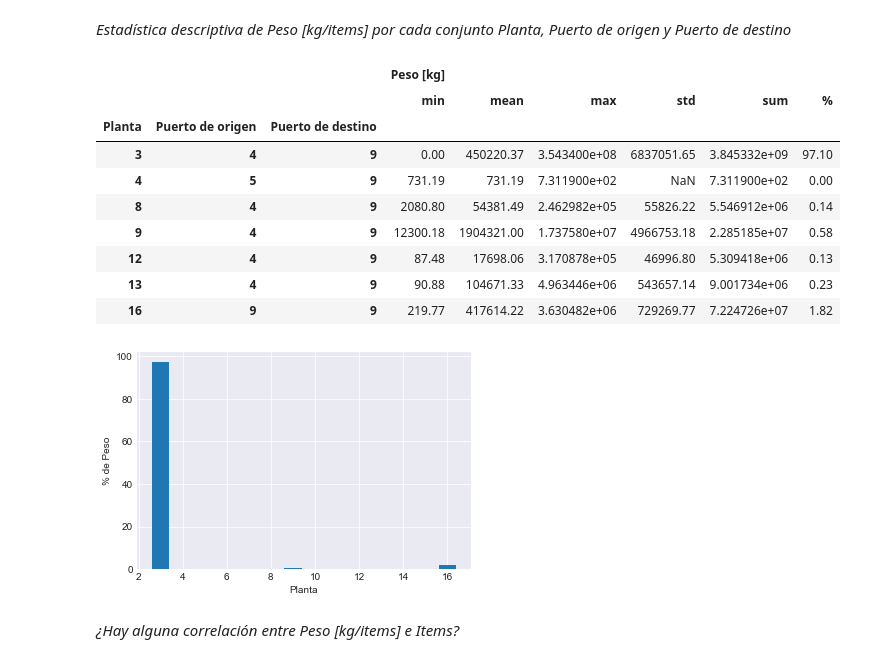
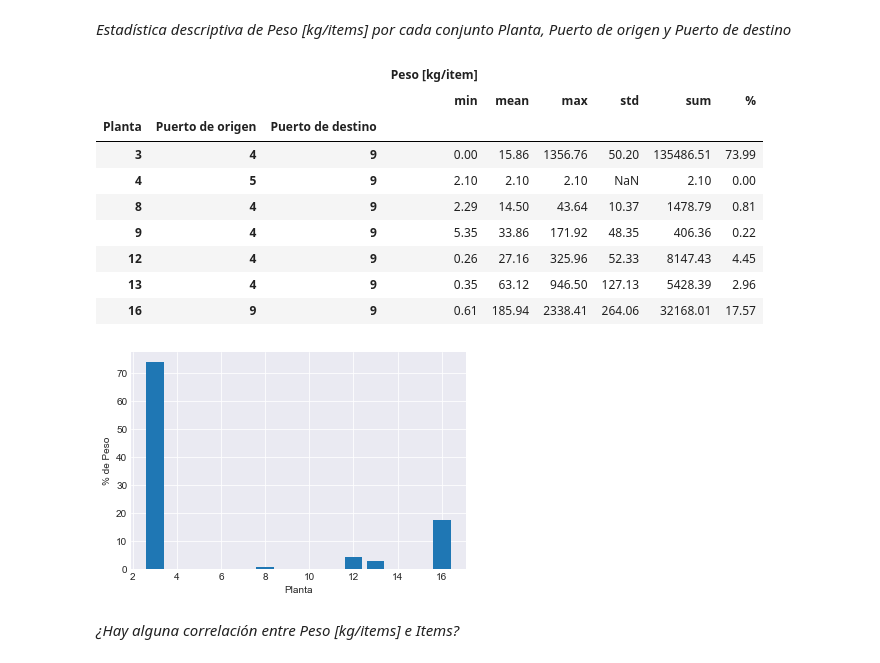
Before and after one commit to hernanrodri/Supply-Chain-Analytics, a Jupyter notebook: Supply Chain Analysis.ipynb, the cells around one changed output. Saved outputs shown, nothing was run; the diff lists cells and outputs as text; code cells hidden in the pictures.

```diff
--- a/Supply Chain Analysis.ipynb
+++ b/Supply Chain Analysis.ipynb
@@ -129,32 +111,31 @@ plt.ylabel("% Items");
 # %% [markdown]
 *Estadística descriptiva de Peso [kg/items] por cada conjunto Planta, Puerto de origen y Puerto de destino*
 # %%
-pedidos["Peso [kg]"] = pedidos["Items"] * pedidos["Peso [kg/item]"]
-pedidos_agrup = pedidos.groupby(by = ["Planta", "Puerto de origen", "Puerto de destino"]).agg({"Peso [kg]": ["min", "mean", "max", "std", "sum"]})
+pedidos_agrup = pedidos.groupby(by = ["Planta", "Puerto de origen", "Puerto de destino"]).agg({"Peso [kg/item]": ["min", "mean", "max", "std", "sum"]})
 
-total = pedidos_agrup[("Peso [kg]", "sum")].sum()
+total = pedidos_agrup[("Peso [kg/item]", "sum")].sum()
 porcentaje = lambda x: x / total * 100
 
-pedidos_agrup[("Peso [kg]", "%")] = pedidos_agrup[("Peso [kg]", "sum")].apply(porcentaje)
+pedidos_agrup[("Peso [kg/item]", "%")] = pedidos_agrup[("Peso [kg/item]", "sum")].apply(porcentaje)
 pedidos_agrup.round(2)
 # %% [output]
-|  |  |  | Peso [kg] |  |  |  |  |  |
+|  |  |  | Peso [kg/item] |  |  |  |  |  |
 |  |  |  | min | mean | max | std | sum | % |
 | Planta | Puerto de origen | Puerto de destino |  |  |  |  |  |  |
-| 3 | 4 | 9 | 0.00 | 450220.37 | 3.543400e+08 | 6837051.65 | 3.845332e+09 | 97.10 |
-| 4 | 5 | 9 | 731.19 | 731.19 | 7.311900e+02 | NaN | 7.311900e+02 | 0.00 |
-| 8 | 4 | 9 | 2080.80 | 54381.49 | 2.462982e+05 | 55826.22 | 5.546912e+06 | 0.14 |
-| 9 | 4 | 9 | 12300.18 | 1904321.00 | 1.737580e+07 | 4966753.18 | 2.285185e+07 | 0.58 |
-| 12 | 4 | 9 | 87.48 | 17698.06 | 3.170878e+05 | 46996.80 | 5.309418e+06 | 0.13 |
-| 13 | 4 | 9 | 90.88 | 104671.33 | 4.963446e+06 | 543657.14 | 9.001734e+06 | 0.23 |
-| 16 | 9 | 9 | 219.77 | 417614.22 | 3.630482e+06 | 729269.77 | 7.224726e+07 | 1.82 |
+| 3 | 4 | 9 | 0.00 | 15.86 | 1356.76 | 50.20 | 135486.51 | 73.99 |
+| 4 | 5 | 9 | 2.10 | 2.10 | 2.10 | NaN | 2.10 | 0.00 |
+| 8 | 4 | 9 | 2.29 | 14.50 | 43.64 | 10.37 | 1478.79 | 0.81 |
+| 9 | 4 | 9 | 5.35 | 33.86 | 171.92 | 48.35 | 406.36 | 0.22 |
+| 12 | 4 | 9 | 0.26 | 27.16 | 325.96 | 52.33 | 8147.43 | 4.45 |
+| 13 | 4 | 9 | 0.35 | 63.12 | 946.50 | 127.13 | 5428.39 | 2.96 |
+| 16 | 9 | 9 | 0.61 | 185.94 | 2338.41 | 264.06 | 32168.01 | 17.57 |
 # %%
 plt.figure(1)
-plt.bar(x = pedidos_agrup.index.levels[0], height = pedidos_agrup[("Peso [kg]", "%")])
+plt.bar(x = pedidos_agrup.index.levels[0], height = pedidos_agrup[("Peso [kg/item]", "%")])
 plt.xlabel("Planta")
 plt.ylabel("% de Peso");
 # %% [output]
-[figure, old version]
+[figure, new version]
 # %% [markdown]
 *¿Hay alguna correlación entre Peso [kg/items] e Items?*
 # %%
```
Also changed, not shown: parts of 16 cells of this notebook.
